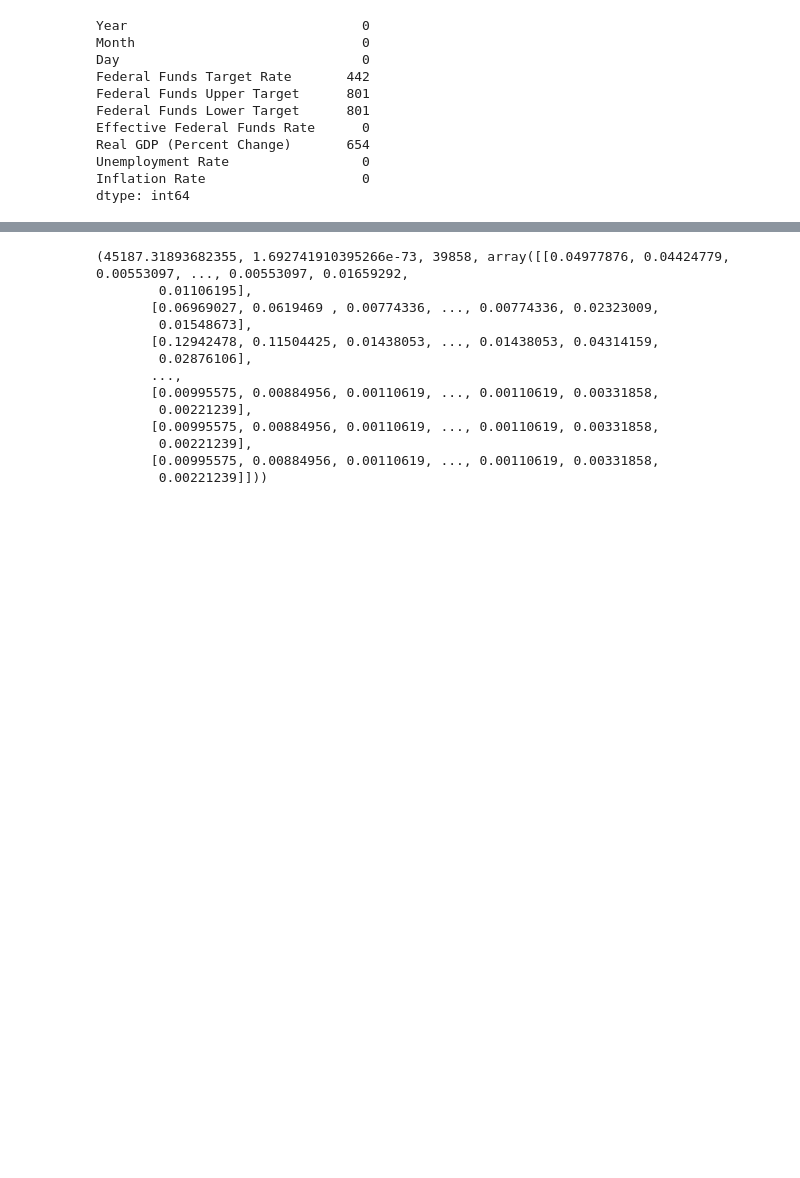
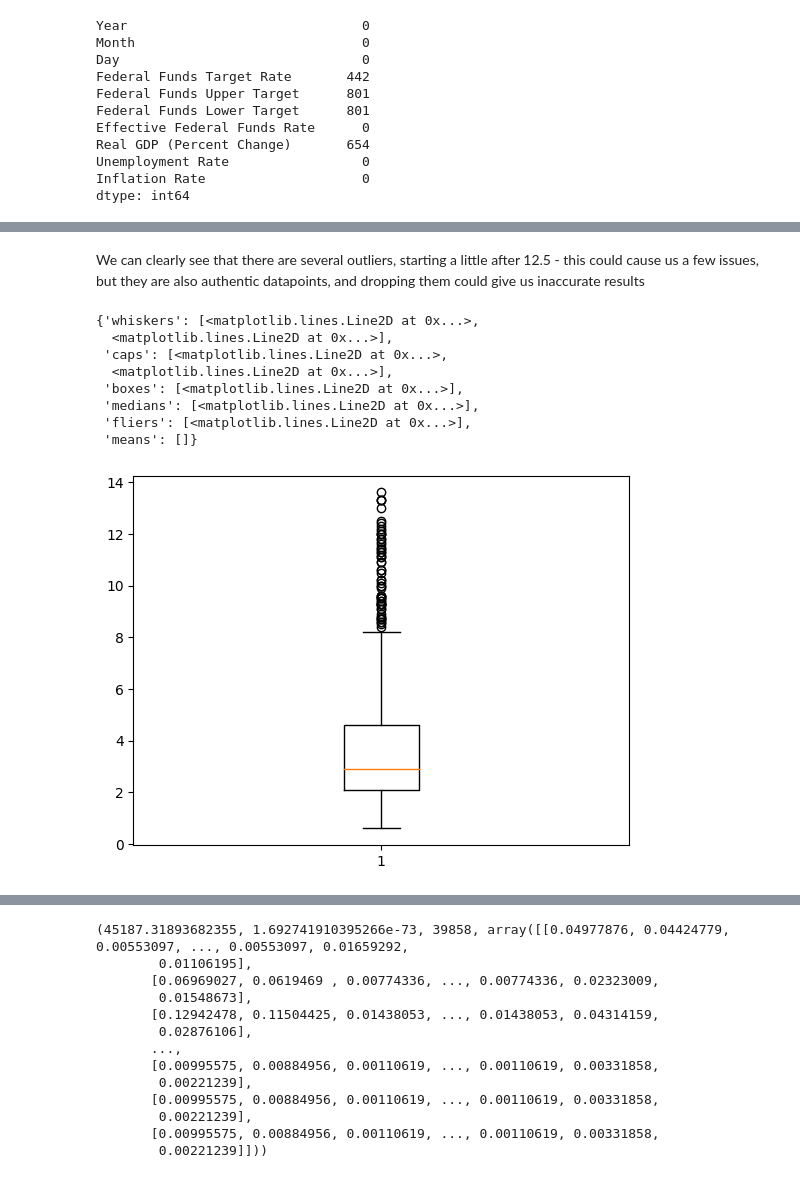
Before and after one commit to MosheKash/CMSC320FinalProject, a Jupyter notebook: Final_Project.ipynb, the cells around one changed output, grey strips where cells are left out. Drawn from its saved outputs; the diff is of its cells as text; code cells hidden in the pictures; blank space fills up the shorter version.

```diff
--- a/Final_Project.ipynb
+++ b/Final_Project.ipynb
@@ -181,0 +225,14 @@ dtype: int64
+# %% [markdown]
+We can clearly see that there are several outliers, starting a little after 12.5 - this could cause us a few issues, but they are also authentic datapoints, and dropping them could give us inaccurate results
+# %%
+plt.boxplot(fed_df['Inflation Rate'])
+# %% [output]
+{'whiskers': [<matplotlib.lines.Line2D at 0x...>,
+  <matplotlib.lines.Line2D at 0x...>],
+ 'caps': [<matplotlib.lines.Line2D at 0x...>,
+  <matplotlib.lines.Line2D at 0x...>],
+ 'boxes': [<matplotlib.lines.Line2D at 0x...>],
+ 'medians': [<matplotlib.lines.Line2D at 0x...>],
+ 'fliers': [<matplotlib.lines.Line2D at 0x...>],
+ 'means': []}
+[figure, added]
```
Also changed, not shown: parts of 65 cells of this notebook.
